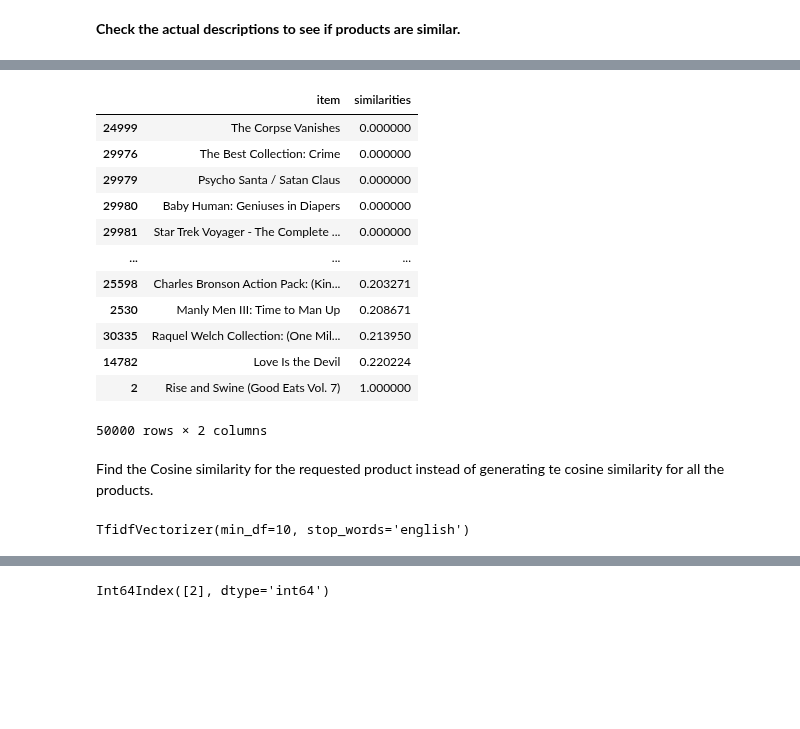
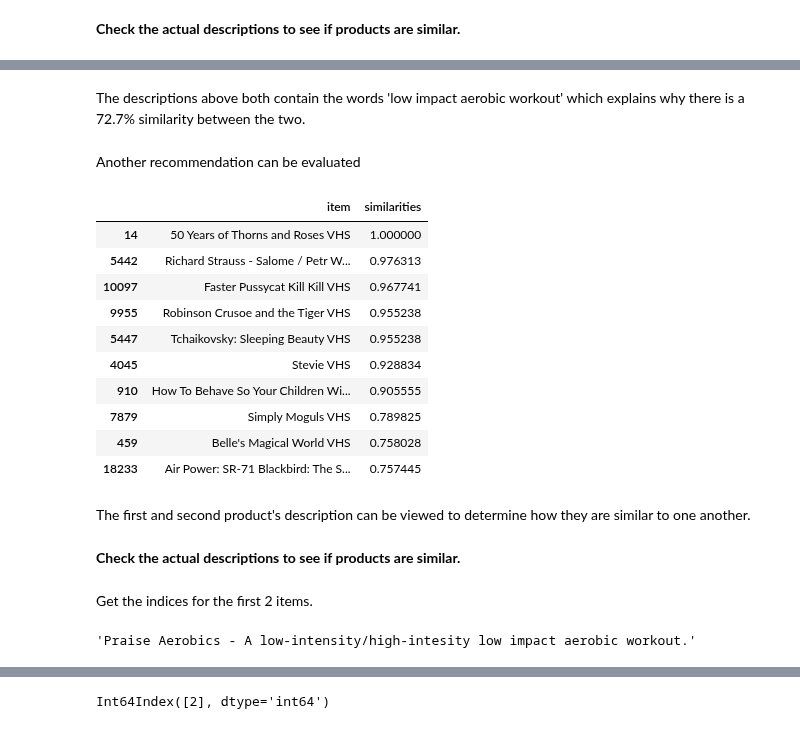
Before and after one commit to JTruong3/Amazon-Product-Recommender, a Jupyter notebook: 4_Recommendation_System.ipynb, the cells around one changed output, grey strips where cells are left out. Cells and saved outputs as stored; diff of their text form; code cells hidden in the pictures; blank space fills up the shorter version.

```diff
--- a/4_Recommendation_System.ipynb
+++ b/4_Recommendation_System.ipynb
@@ -150,26 +193,31 @@ top_recommend.index[1]
-# %%
-sim_df.sort_values(by = 'similarities', ascending = True)
-# %% [output]
-|  | item | similarities |
-| 24999 | The Corpse Vanishes | 0.000000 |
-| 29976 | The Best Collection: Crime | 0.000000 |
-| 29979 | Psycho Santa / Satan Claus | 0.000000 |
-| 29980 | Baby Human: Geniuses in Diapers | 0.000000 |
-| 29981 | Star Trek Voyager - The Complete ... | 0.000000 |
-| ... | ... | ... |
-| 25598 | Charles Bronson Action Pack: (Kin... | 0.203271 |
-| 2530 | Manly Men III: Time to Man Up | 0.208671 |
-| 30335 | Raquel Welch Collection: (One Mil... | 0.213950 |
-| 14782 | Love Is the Devil | 0.220224 |
-| 2 | Rise and Swine (Good Eats Vol. 7) | 1.000000 |
-50000 rows × 2 columns
-# %% [markdown]
-Find the Cosine similarity for the requested product instead of generating te cosine similarity for all the products.
-# %%
-# Define the vectorizer
-vectorizer2 = TfidfVectorizer(stop_words = 'english', min_df = 10)
-
-# Fit
-vectorizer2.fit(rec_df['description_0'])
-# %% [output]
-TfidfVectorizer(min_df=10, stop_words='english')
+# %% [markdown]
+The descriptions above both contain the words 'low impact aerobic workout' which explains why there is a 72.7% similarity between the two.
+# %% [markdown]
+Another recommendation can be evaluated
+# %%
+sim_df = pd.DataFrame({'item':rec_df_subset['title'],
+                       'similarities': np.array(mov_similarities[best_rec[1],:].todense()).squeeze()})
+
+# Sort the values by descending to find the most similar
+top_recommend = sim_df.sort_values(by = 'similarities', ascending = False)[0:10]
+
+# Check results
+top_recommend
+# %% [output]
+|  | item | similarities |
+| 14 | 50 Years of Thorns and Roses VHS | 1.000000 |
+| 5442 | Richard Strauss - Salome / Petr W... | 0.976313 |
+| 10097 | Faster Pussycat Kill Kill VHS | 0.967741 |
+| 9955 | Robinson Crusoe and the Tiger VHS | 0.955238 |
+| 5447 | Tchaikovsky: Sleeping Beauty VHS | 0.955238 |
+| 4045 | Stevie VHS | 0.928834 |
+| 910 | How To Behave So Your Children Wi... | 0.905555 |
+| 7879 | Simply Moguls VHS | 0.789825 |
+| 459 | Belle's Magical World VHS | 0.758028 |
+| 18233 | Air Power: SR-71 Blackbird: The S... | 0.757445 |
+# %% [markdown]
+The first and second product's description can be viewed to determine how they are similar to one another.
+# %% [markdown]
+**Check the actual descriptions to see if products are similar.**
+# %% [markdown]
+Get the indices for the first 2 items.
@@ -175,0 +227,4 @@ TfidfVectorizer(min_df=10, stop_words='english')
+# %%
+rec_df_subset['description_0'][index_1]
+# %% [output]
+'Praise Aerobics - A low-intensity/high-intesity low impact aerobic workout.'
```
Also changed, not shown: parts of 35 cells of this notebook.
